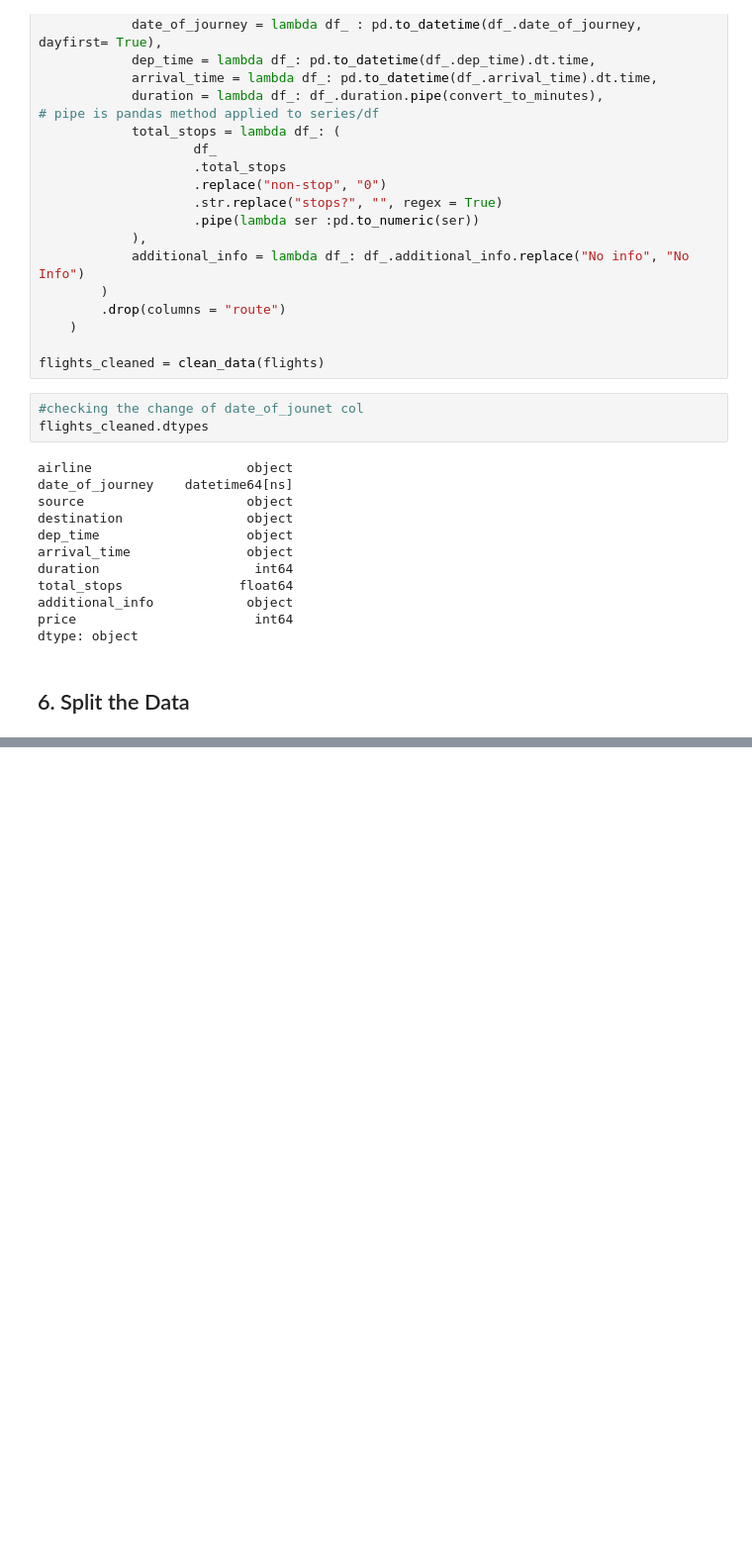
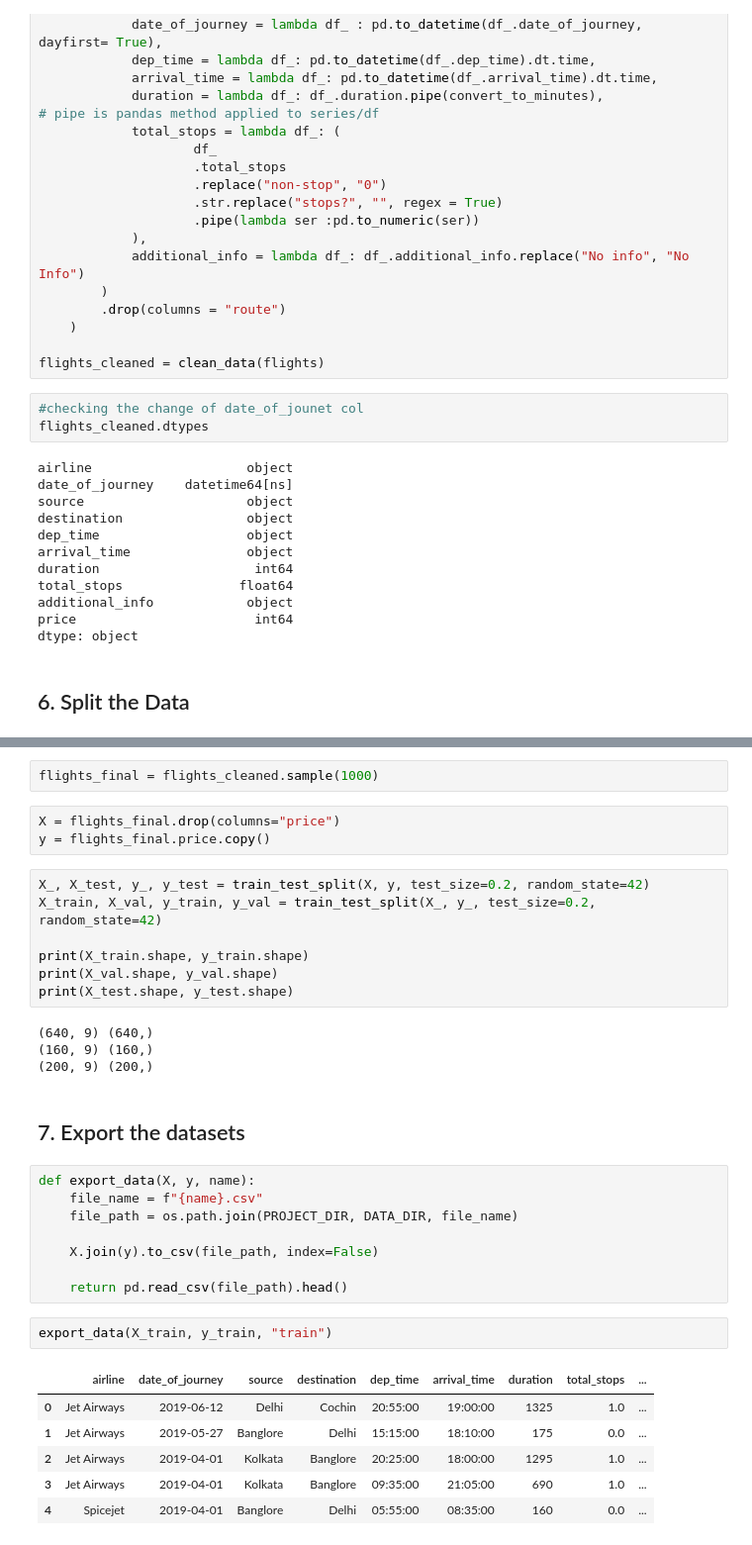
Before and after one commit to Joon-hub/Flight_Fare_Prediction, a Jupyter notebook: Notebooks/Data_cleaning.ipynb, the cells around one changed output, grey strips where cells are left out. Shown: that part at 99% size. Saved outputs shown, nothing was run; the diff lists cells and outputs as text; blank space fills up the shorter version.

Commit message:
train_test_split performed

```diff
--- a/Notebooks/Data_cleaning.ipynb
+++ b/Notebooks/Data_cleaning.ipynb
@@ -500,0 +499,35 @@ dtype: object
+# %%
+flights_final = flights_cleaned.sample(1000)
+# %%
+X = flights_final.drop(columns="price")
+y = flights_final.price.copy()
+# %%
+X_, X_test, y_, y_test = train_test_split(X, y, test_size=0.2, random_state=42)
+X_train, X_val, y_train, y_val = train_test_split(X_, y_, test_size=0.2, random_state=42)
+
+print(X_train.shape, y_train.shape)
+print(X_val.shape, y_val.shape)
+print(X_test.shape, y_test.shape)
+# %% [output]
+(640, 9) (640,)
+(160, 9) (160,)
+(200, 9) (200,)
+# %% [markdown]
+## 7. Export the datasets
+# %%
+def export_data(X, y, name):
+	file_name = f"{name}.csv"
+	file_path = os.path.join(PROJECT_DIR, DATA_DIR, file_name)
+
+	X.join(y).to_csv(file_path, index=False)
+
+	return pd.read_csv(file_path).head()
+# %%
+export_data(X_train, y_train, "train")
+# %% [output]
+|  | airline | date_of_journey | source | destination | dep_time | arrival_time | duration | total_stops | ... |
+| 0 | Jet Airways | 2019-06-12 | Delhi | Cochin | 20:55:00 | 19:00:00 | 1325 | 1.0 | ... |
+| 1 | Jet Airways | 2019-05-27 | Banglore | Delhi | 15:15:00 | 18:10:00 | 175 | 0.0 | ... |
+| 2 | Jet Airways | 2019-04-01 | Kolkata | Banglore | 20:25:00 | 18:00:00 | 1295 | 1.0 | ... |
+| 3 | Jet Airways | 2019-04-01 | Kolkata | Banglore | 09:35:00 | 21:05:00 | 690 | 1.0 | ... |
+| 4 | Spicejet | 2019-04-01 | Banglore | Delhi | 05:55:00 | 08:35:00 | 160 | 0.0 | ... |
```
Also changed, not shown: parts of 4 cells of this notebook, 3 other files.
